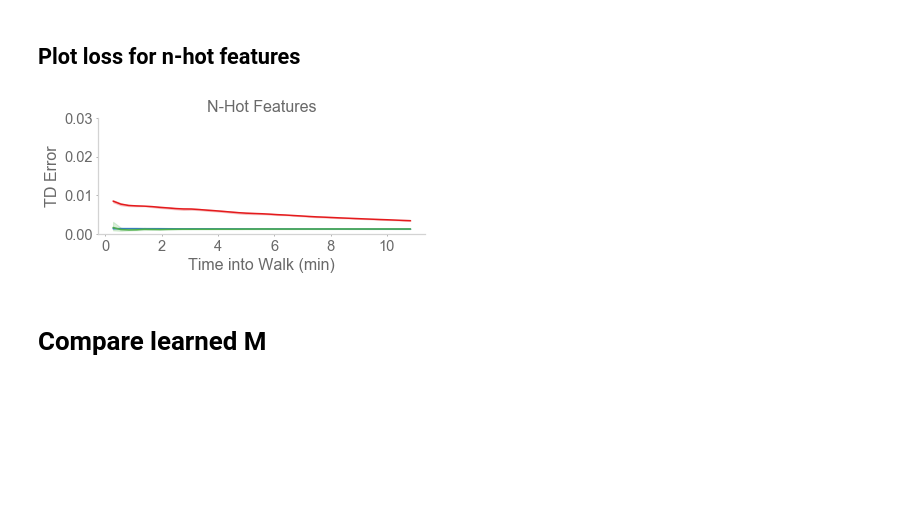
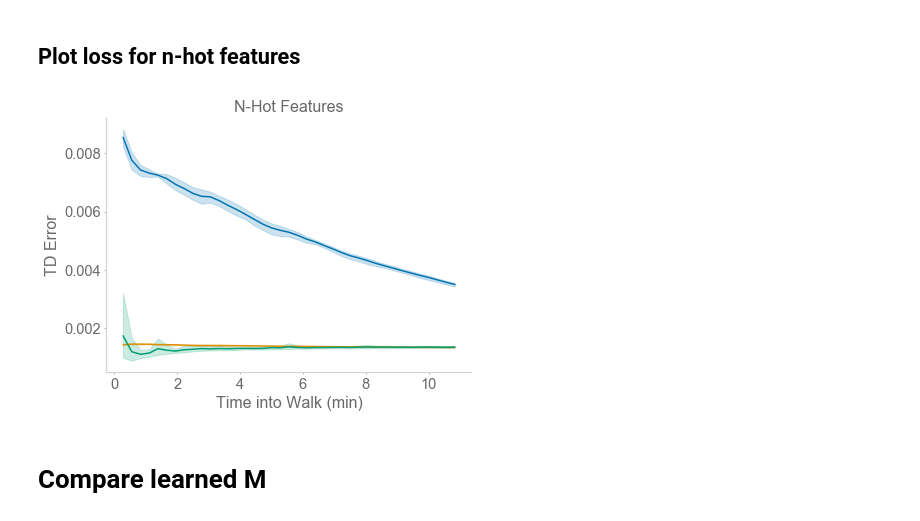
Before and after one commit to chingf/sr-project, a Jupyter notebook: notebooks/3a-td-baselines.ipynb, the cells around one changed output. Drawn from its saved outputs; the diff is of its cells as text; code cells hidden in the pictures; blank space fills up the shorter version.

```diff
--- a/notebooks/3a-td-baselines.ipynb
+++ b/notebooks/3a-td-baselines.ipynb
@@ -124,23 +124,22 @@ models = np.array(models)
 # %%
 import seaborn as sns
 import pandas as pd
 df = pd.DataFrame({'Steps into Walk': steps, 'TD Error': losses, 'Model': models})
 fig, ax = plt.subplots(
-    figsize=(6.4*0.9, 4.8*0.6)
+    figsize=(6.4*1., 4.8*1.)
     ) # width, height
 sns.lineplot(
     x='Steps into Walk', y='TD Error', hue='Model',
     data=df, ax=ax, hue_order=hue_order, legend=False
     )
 plt.xlabel('Time into Walk (min)')
 plt.ylabel('TD Error')
 plt.title('N-Hot Features')
-plt.ylim(0, 0.03)
 plt.tight_layout()
 plt.savefig('td_baseline_nhot.png', dpi=100)
 plt.show()
 # %% [output]
-[figure, old version]
+[figure, new version]
 # %% [markdown]
 # Compare learned M
 # %%
```
Also changed, not shown: parts of 1 cell of this notebook, 8 other files.
